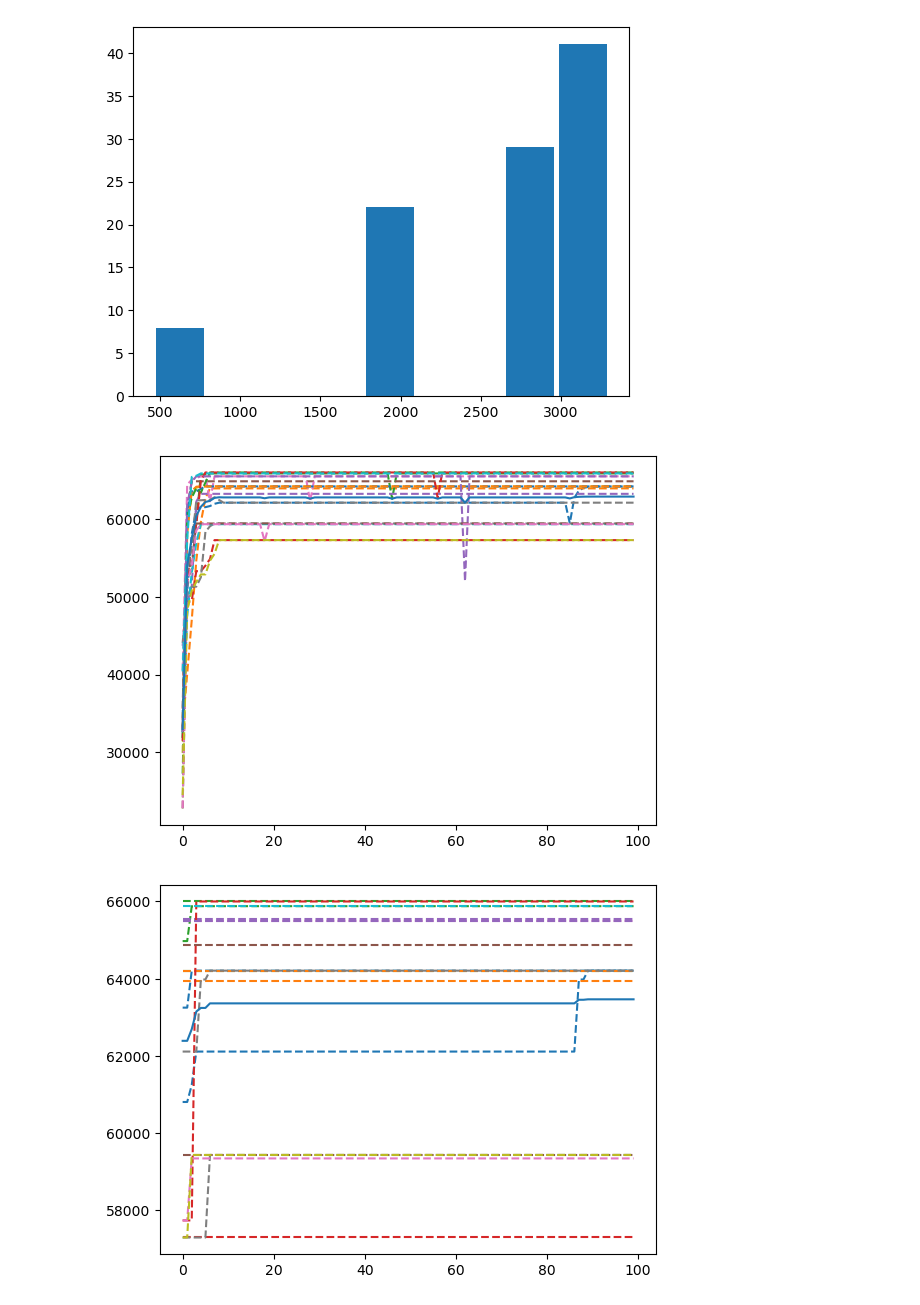
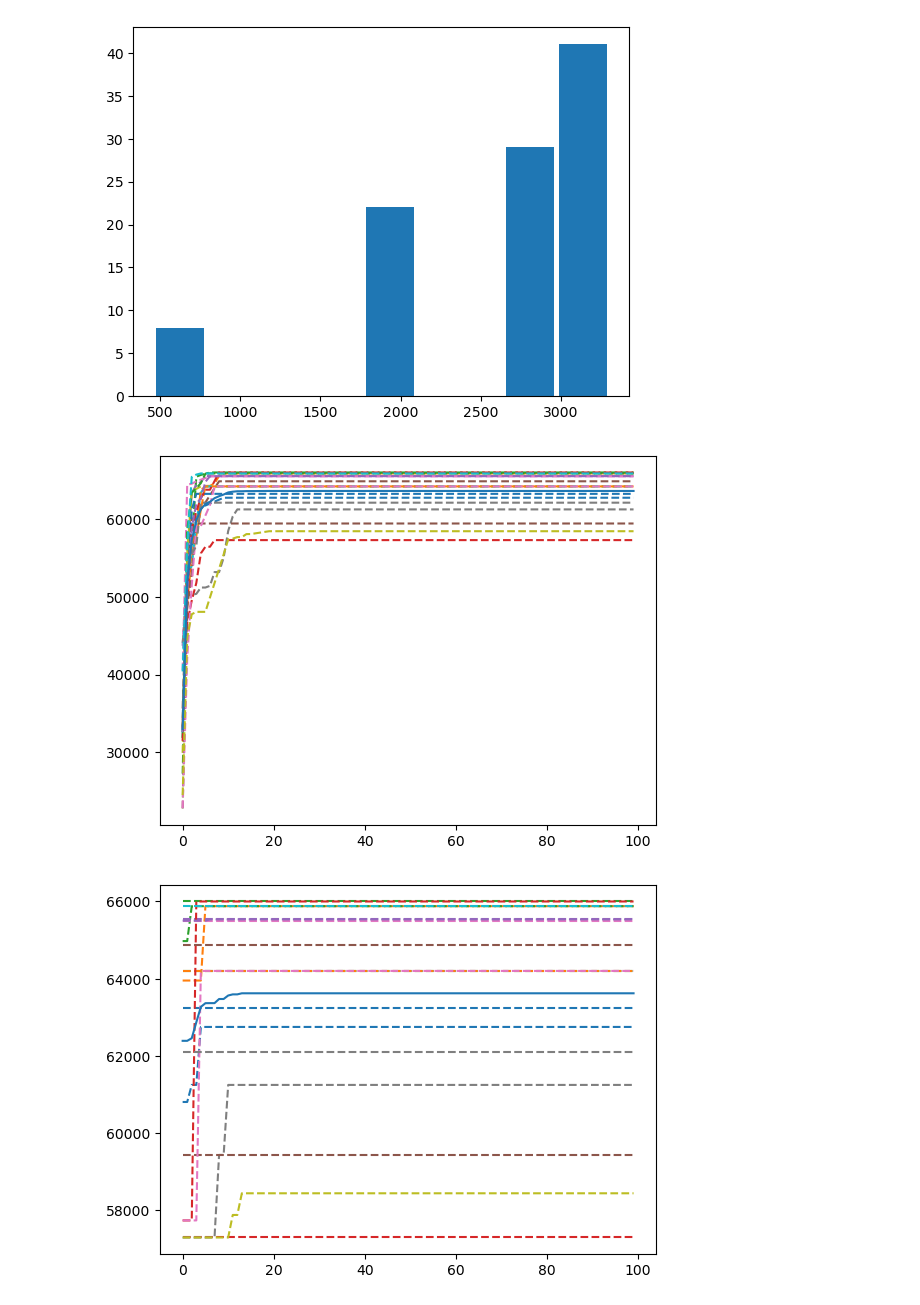
Before and after one commit to Lothe1/Heuristic_Optimization_-T1_2023-, a Jupyter notebook: HW4.ipynb, the cells around one changed output. Saved outputs shown, nothing was run; the diff lists cells and outputs as text; code cells hidden in the pictures.

```diff
--- a/HW4.ipynb
+++ b/HW4.ipynb
@@ -96,7 +96,7 @@ def chooseNchildren(current_generation, children_amount, mutation_prob):
         parent2 = pickparent(current_generation, runningtotal)
         children.append(cut_parents(parent1,parent2))
 
-    children.extend(current_generation)
+
 
     mutated_children = []
 
@@ -111,6 +111,8 @@ def chooseNchildren(current_generation, children_amount, mutation_prob):
             mutated_children.append(str(gene_list))
         else:
             mutated_children.append(gene)
+
+    mutated_children.extend(current_generation)
 
     mutated_children.sort(key = lambda x: calcFitness(x), reverse = True)
 
@@ -215,33 +217,33 @@ def simpleGeneticSimulation(Trial, popsize, iteration, mutationprob):
 
 
 
     for i in AllAvgfitnessList:
         plt.plot(range(0, iteration), i, '--')
     plt.plot(range(0, iteration), getAvgListofList(AllAvgfitnessList))
     plt.show()
 
     for i in AllBestfitnessList:
         plt.plot(range(0, iteration), i, '--')
     plt.plot(range(0, iteration), getAvgListofList(AllBestfitnessList))
     plt.show()
 
     for i in Allscheme1List:
         plt.plot(range(0, iteration), i, '--')
     plt.plot(range(0, iteration), getAvgListofList(Allscheme1List))
     plt.show()
 
 
     for i in Allscheme2List:
         plt.plot(range(0, iteration), i, '--')
     plt.plot(range(0, iteration), getAvgListofList(Allscheme2List))
 
 
     plt.show()
 
 
 
 
-simpleGeneticSimulation(20, 6, 100, 0.2)
+simpleGeneticSimulation(20, 6, 100, 0.5)
 # %% [output]
-[figure, old version]
+[figure, new version]
-[figure, old version]
+[figure, new version]
```
Also changed, not shown: parts of 6 cells of this notebook, 4 other files.
